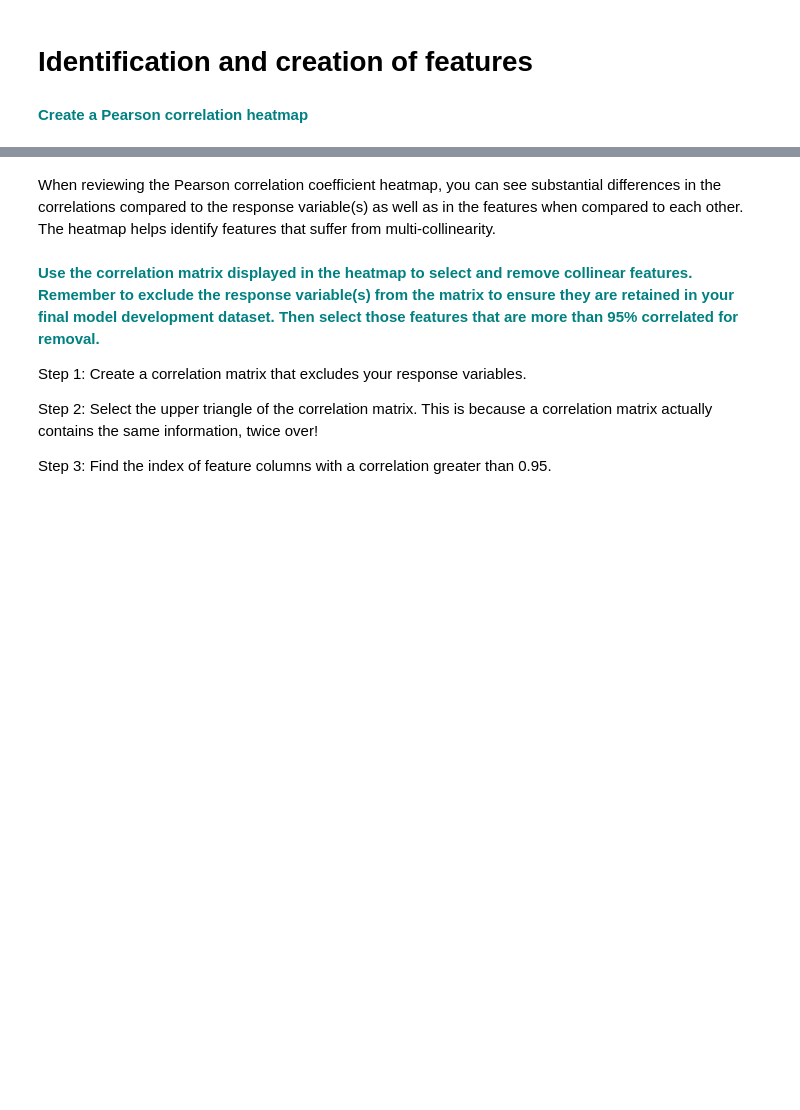
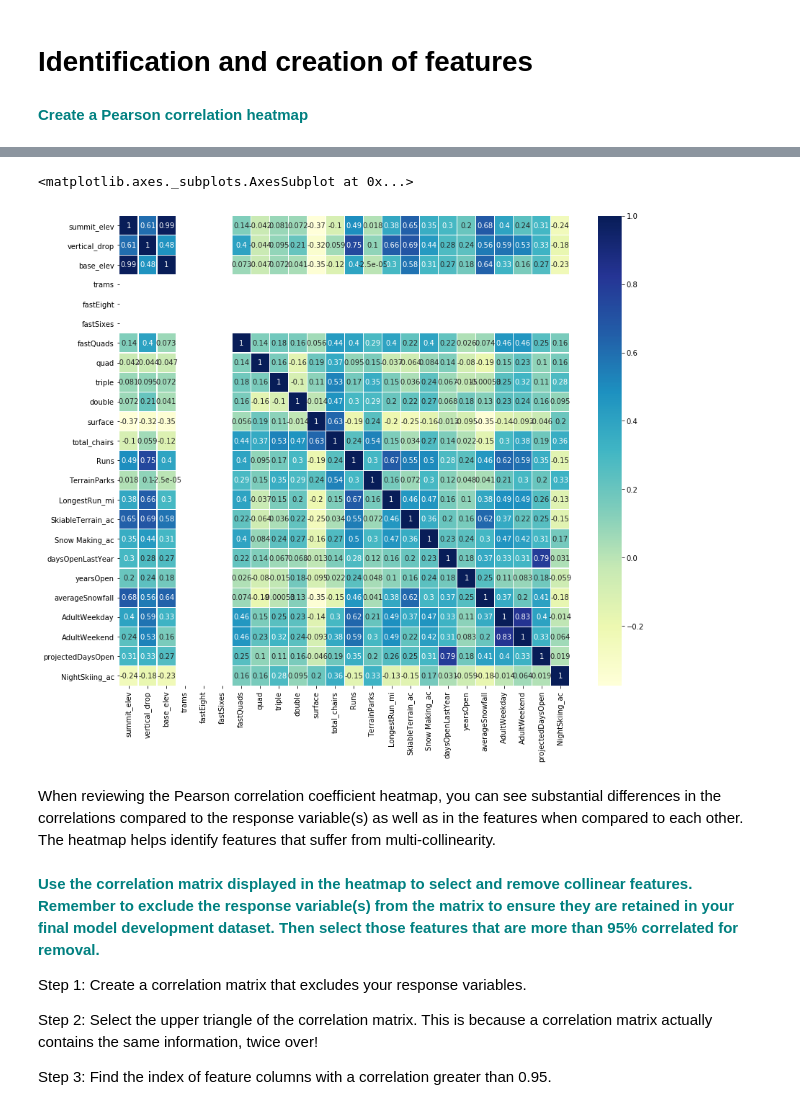
Before and after one commit to grykah/SBwork, a Jupyter notebook: Capstone1-guided-BigMountainResort/Notebook_stepthree.ipynb, the cells around one changed output, grey strips where cells are left out. Saved outputs shown, nothing was run; the diff lists cells and outputs as text; code cells hidden in the pictures; blank space fills up the shorter version.

```diff
--- a/Capstone1-guided-BigMountainResort/Notebook_stepthree.ipynb
+++ b/Capstone1-guided-BigMountainResort/Notebook_stepthree.ipynb
@@ -280,6 +280,11 @@ pp = sns.pairplot(dfno)
 # %%
 #Calculate the correlation coefficients
 corr = dfno.corr(method = 'pearson')
-#plot it in the next line
-corr.round(2).style.background_gradient(cmap='coolwarm')
+
+#plot the correlation matrix, shows NANs
+#corr.round(2).style.background_gradient(cmap='coolwarm')
+
+#plot the correlation matrix another way, doesn't show NANs
+plt.figure(figsize=(14,12))
+sns.heatmap(corr, linewidths=0.1, cmap='YlGnBu', annot=True)
 # %% [output]
@@ -303,3 +291,5 @@ corr.round(2).style.background_gradient(cmap='coolwarm')
+<matplotlib.axes._subplots.AxesSubplot at 0x...>
+[figure, added]
 # %% [markdown]
 When reviewing the Pearson correlation coefficient heatmap, you can see substantial differences in the correlations compared to the response variable(s) as well as in the features when compared to each other. The heatmap helps identify features that suffer from multi-collinearity.
 # %% [markdown]
```
Also changed, not shown: parts of 8 cells of this notebook.
